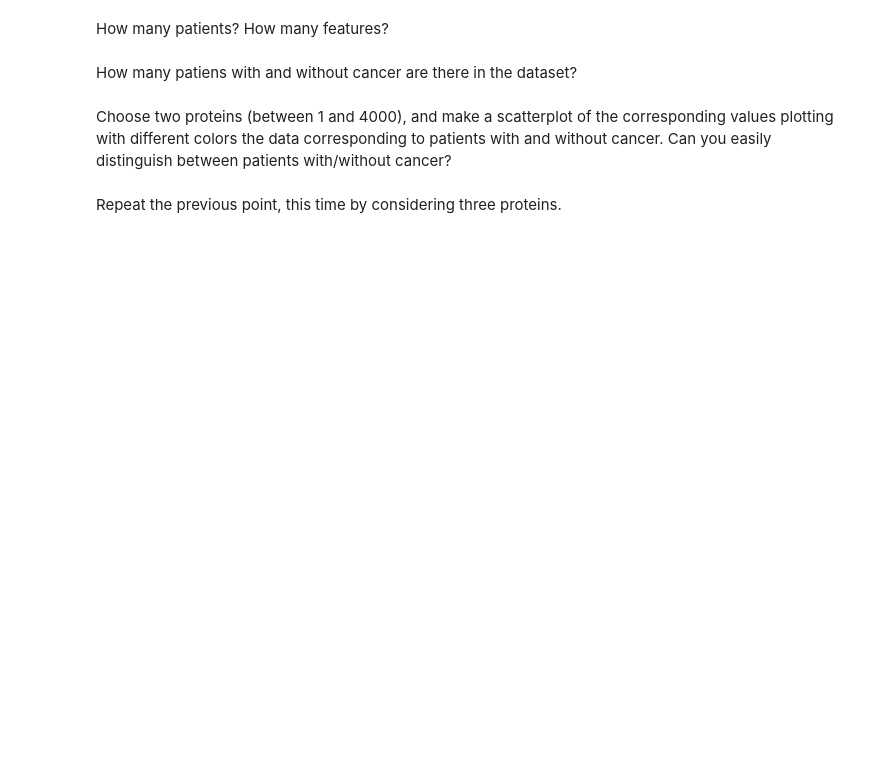
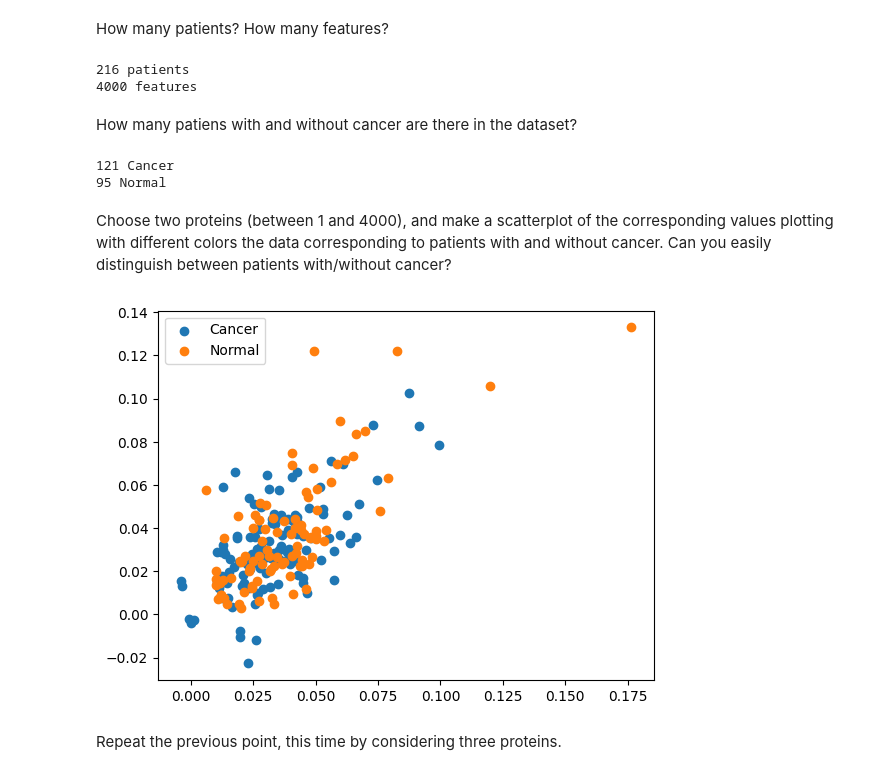
Before and after one commit to Peng-Rao/NAML_labs, a Jupyter notebook: lab2/cancer_diagnostic.ipynb, the cells around one changed output. Saved outputs shown, nothing was run; the diff lists cells and outputs as text; code cells hidden in the pictures; blank space fills up the shorter version.

```diff
--- a/lab2/cancer_diagnostic.ipynb
+++ b/lab2/cancer_diagnostic.ipynb
@@ -16,12 +16,12 @@ import matplotlib.pyplot as plt
 import numpy as np
 from mpl_toolkits.mplot3d import Axes3D
 
-ovariancancer_obs_path = '...'
-ovariancancer_grp_path = '...'
+ovariancancer_obs_path = "./ovariancancer_obs.csv"
+ovariancancer_grp_path = "./ovariancancer_grp.csv"
 
-A = np.genfromtxt(ovariancancer_obs_path, delimiter=',').transpose()
+A = np.genfromtxt(ovariancancer_obs_path, delimiter=",").transpose()
 with open(ovariancancer_grp_path, "r") as fp:
-  grp = np.array(fp.read().split("\n"))
-grp = grp[grp != '']
+    grp = np.array(fp.read().split("\n"))
+grp = grp[grp != ""]
 # %% [markdown]
 How many patients? How many features?
@@ -30,2 +28,10 @@ How many patients? How many features?
+# %%
+n_features = A.shape[0]
+n_patients = A.shape[1]
+print(f"{n_patients} patients")
+print(f"{n_features} features")
+# %% [output]
+216 patients
+4000 features
 # %% [markdown]
 How many patiens with and without cancer are there in the dataset?
@@ -34,2 +38,8 @@ How many patiens with and without cancer are there in the dataset?
+# %%
+print(f"{np.sum(grp == 'Cancer')} Cancer")
+print(f"{np.sum(grp == 'Normal')} Normal")
+# %% [output]
+121 Cancer
+95 Normal
 # %% [markdown]
 Choose two proteins (between 1 and 4000), and make a scatterplot of the corresponding values plotting with different colors the data corresponding to patients with and without cancer. Can you easily distinguish between patients with/without cancer?
@@ -38,3 +46,17 @@ Choose two proteins (between 1 and 4000), and make a scatterplot of the correspo
+# %%
+protein_x = 0
+protein_y = 1
+
+plt.scatter(
+    A[protein_x, grp == "Cancer"], A[protein_y, grp == "Cancer"], label="Cancer"
+)
+plt.scatter(
+    A[protein_x, grp == "Normal"], A[protein_y, grp == "Normal"], label="Normal"
+)
+plt.legend()
+plt.show()
+# %% [output]
+[figure, added]
 # %% [markdown]
 Repeat the previous point, this time by considering three proteins.
 # %%
```
Also changed, not shown: parts of 13 cells of this notebook, 4 other files.
